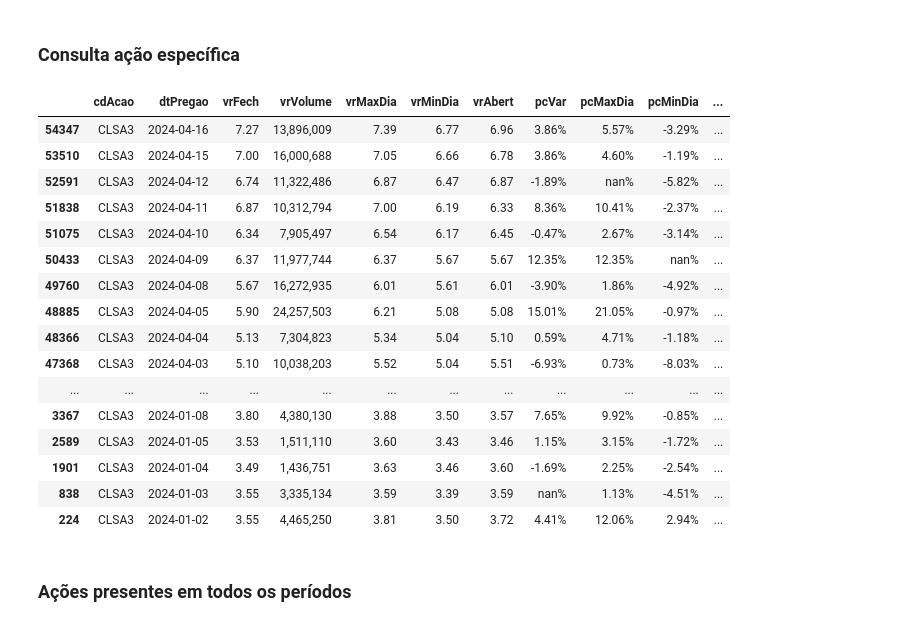
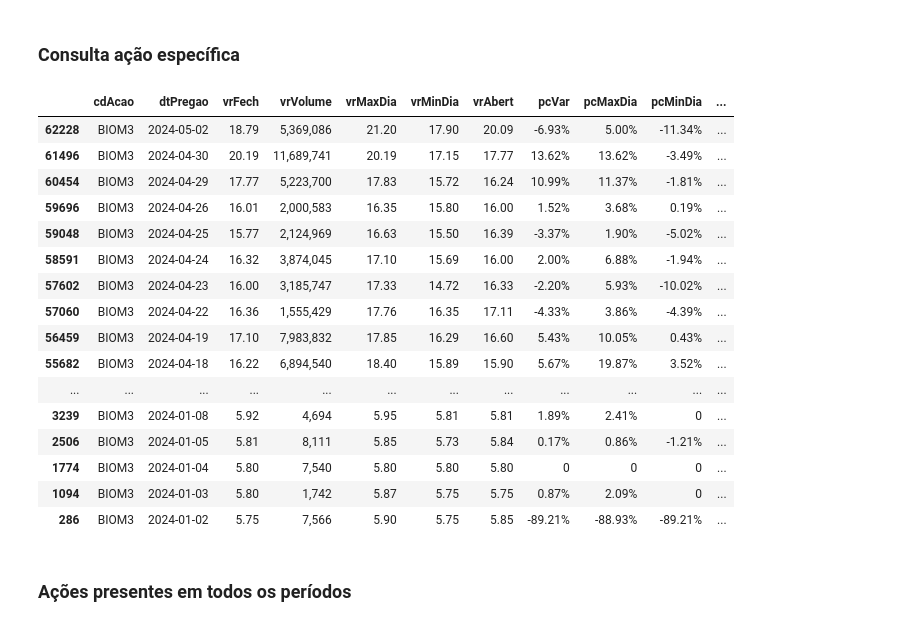
Before and after one commit to alexandre-esmeraldo/StockManager, a Jupyter notebook: StockManager_Processamento.ipynb, the cells around one changed output. Cells and saved outputs as stored; diff of their text form; code cells hidden in the pictures.

```diff
--- a/StockManager_Processamento.ipynb
+++ b/StockManager_Processamento.ipynb
@@ -163,40 +170,26 @@ printmd(f'**<div class={font_color}>Status {a}</div>**')
 **<div class=alert-success>Status Atualizado!</div>**
 # %% [markdown]
 ### Consulta ação específica
-# %%
-acao = consulta_acao(df, "CLSA3")
-
-acao['pcVar'] = pd.to_numeric(acao['pcVar'], errors='coerce')
-acao['pcVar'] = acao['pcVar'].apply(lambda x: x*0.01)
-acao['pcVar'] = acao['pcVar'].map('{:.2%}'.format)
-acao['pcMaxDia'] = pd.to_numeric(acao['pcMaxDia'], errors='coerce')
-acao['pcMaxDia'] = acao['pcMaxDia'].apply(lambda x: x*0.01)
-acao['pcMaxDia'] = acao['pcMaxDia'].map('{:.2%}'.format)
-acao['pcMinDia'] = pd.to_numeric(acao['pcMinDia'], errors='coerce')
-acao['pcMinDia'] = acao['pcMinDia'].apply(lambda x: x*0.01)
-acao['pcMinDia'] = acao['pcMinDia'].map('{:.2%}'.format)
-acao['pcAbert'] = pd.to_numeric(acao['pcAbert'], errors='coerce')
-acao['pcAbert'] = acao['pcAbert'].apply(lambda x: x*0.01)
-acao['pcAbert'] = acao['pcAbert'].map('{:.2%}'.format)
-acao
-# %% [output]
-|  | cdAcao | dtPregao | vrFech | vrVolume | vrMaxDia | vrMinDia | vrAbert | pcVar | pcMaxDia | pcMinDia | ... |
-| 54347 | CLSA3 | 2024-04-16 | 7.27 | 13,896,009 | 7.39 | 6.77 | 6.96 | 3.86% | 5.57% | -3.29% | ... |
-| 53510 | CLSA3 | 2024-04-15 | 7.00 | 16,000,688 | 7.05 | 6.66 | 6.78 | 3.86% | 4.60% | -1.19% | ... |
-| 52591 | CLSA3 | 2024-04-12 | 6.74 | 11,322,486 | 6.87 | 6.47 | 6.87 | -1.89% | nan% | -5.82% | ... |
-| 51838 | CLSA3 | 2024-04-11 | 6.87 | 10,312,794 | 7.00 | 6.19 | 6.33 | 8.36% | 10.41% | -2.37% | ... |
-| 51075 | CLSA3 | 2024-04-10 | 6.34 | 7,905,497 | 6.54 | 6.17 | 6.45 | -0.47% | 2.67% | -3.14% | ... |
-| 50433 | CLSA3 | 2024-04-09 | 6.37 | 11,977,744 | 6.37 | 5.67 | 5.67 | 12.35% | 12.35% | nan% | ... |
-| 49760 | CLSA3 | 2024-04-08 | 5.67 | 16,272,935 | 6.01 | 5.61 | 6.01 | -3.90% | 1.86% | -4.92% | ... |
-| 48885 | CLSA3 | 2024-04-05 | 5.90 | 24,257,503 | 6.21 | 5.08 | 5.08 | 15.01% | 21.05% | -0.97% | ... |
-| 48366 | CLSA3 | 2024-04-04 | 5.13 | 7,304,823 | 5.34 | 5.04 | 5.10 | 0.59% | 4.71% | -1.18% | ... |
-| 47368 | CLSA3 | 2024-04-03 | 5.10 | 10,038,203 | 5.52 | 5.04 | 5.51 | -6.93% | 0.73% | -8.03% | ... |
-| ... | ... | ... | ... | ... | ... | ... | ... | ... | ... | ... | ... |
-| 3367 | CLSA3 | 2024-01-08 | 3.80 | 4,380,130 | 3.88 | 3.50 | 3.57 | 7.65% | 9.92% | -0.85% | ... |
-| 2589 | CLSA3 | 2024-01-05 | 3.53 | 1,511,110 | 3.60 | 3.43 | 3.46 | 1.15% | 3.15% | -1.72% | ... |
-| 1901 | CLSA3 | 2024-01-04 | 3.49 | 1,436,751 | 3.63 | 3.46 | 3.60 | -1.69% | 2.25% | -2.54% | ... |
-| 838 | CLSA3 | 2024-01-03 | 3.55 | 3,335,134 | 3.59 | 3.39 | 3.59 | nan% | 1.13% | -4.51% | ... |
-| 224 | CLSA3 | 2024-01-02 | 3.55 | 4,465,250 | 3.81 | 3.50 | 3.72 | 4.41% | 12.06% | 2.94% | ... |
+# %%
+consulta_acao_formatada(df, "BIOM3")
+# %% [output]
+|  | cdAcao | dtPregao | vrFech | vrVolume | vrMaxDia | vrMinDia | vrAbert | pcVar | pcMaxDia | pcMinDia | ... |
+| 62228 | BIOM3 | 2024-05-02 | 18.79 | 5,369,086 | 21.20 | 17.90 | 20.09 | -6.93% | 5.00% | -11.34% | ... |
+| 61496 | BIOM3 | 2024-04-30 | 20.19 | 11,689,741 | 20.19 | 17.15 | 17.77 | 13.62% | 13.62% | -3.49% | ... |
+| 60454 | BIOM3 | 2024-04-29 | 17.77 | 5,223,700 | 17.83 | 15.72 | 16.24 | 10.99% | 11.37% | -1.81% | ... |
+| 59696 | BIOM3 | 2024-04-26 | 16.01 | 2,000,583 | 16.35 | 15.80 | 16.00 | 1.52% | 3.68% | 0.19% | ... |
+| 59048 | BIOM3 | 2024-04-25 | 15.77 | 2,124,969 | 16.63 | 15.50 | 16.39 | -3.37% | 1.90% | -5.02% | ... |
+| 58591 | BIOM3 | 2024-04-24 | 16.32 | 3,874,045 | 17.10 | 15.69 | 16.00 | 2.00% | 6.88% | -1.94% | ... |
+| 57602 | BIOM3 | 2024-04-23 | 16.00 | 3,185,747 | 17.33 | 14.72 | 16.33 | -2.20% | 5.93% | -10.02% | ... |
+| 57060 | BIOM3 | 2024-04-22 | 16.36 | 1,555,429 | 17.76 | 16.35 | 17.11 | -4.33% | 3.86% | -4.39% | ... |
+| 56459 | BIOM3 | 2024-04-19 | 17.10 | 7,983,832 | 17.85 | 16.29 | 16.60 | 5.43% | 10.05% | 0.43% | ... |
+| 55682 | BIOM3 | 2024-04-18 | 16.22 | 6,894,540 | 18.40 | 15.89 | 15.90 | 5.67% | 19.87% | 3.52% | ... |
+| ... | ... | ... | ... | ... | ... | ... | ... | ... | ... | ... | ... |
+| 3239 | BIOM3 | 2024-01-08 | 5.92 | 4,694 | 5.95 | 5.81 | 5.81 | 1.89% | 2.41% | 0 | ... |
+| 2506 | BIOM3 | 2024-01-05 | 5.81 | 8,111 | 5.85 | 5.73 | 5.84 | 0.17% | 0.86% | -1.21% | ... |
+| 1774 | BIOM3 | 2024-01-04 | 5.80 | 7,540 | 5.80 | 5.80 | 5.80 | 0 | 0 | 0 | ... |
+| 1094 | BIOM3 | 2024-01-03 | 5.80 | 1,742 | 5.87 | 5.75 | 5.75 | 0.87% | 2.09% | 0 | ... |
+| 286 | BIOM3 | 2024-01-02 | 5.75 | 7,566 | 5.90 | 5.75 | 5.85 | -89.21% | -88.93% | -89.21% | ... |
 # %% [markdown]
 ### Ações presentes em todos os períodos
 # %%
```
Also changed, not shown: parts of 14 cells of this notebook.
